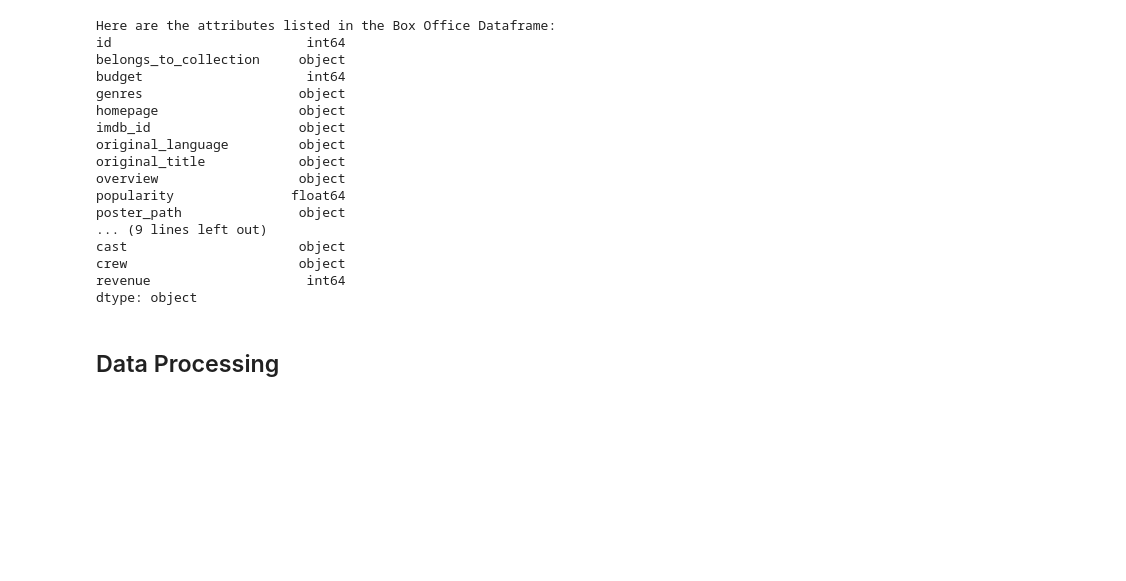
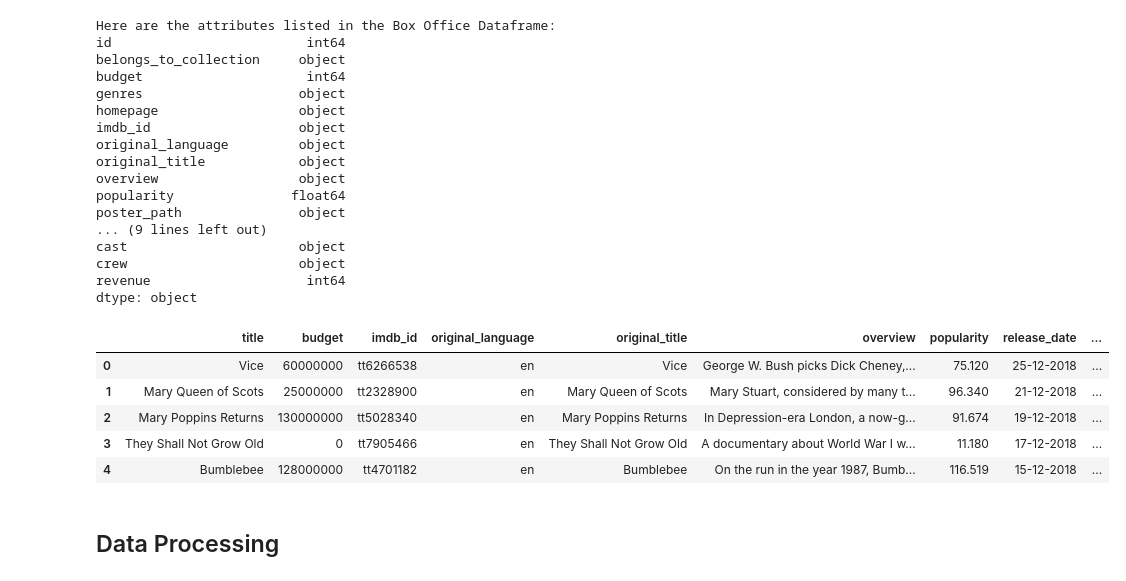
Before and after one commit to cmsc320-gautham-evan-arjun/cmsc320-old, a Jupyter notebook: finaltutorial.ipynb, the cells around one changed output. Saved outputs shown, nothing was run; the diff lists cells and outputs as text; code cells hidden in the pictures; blank space fills up the shorter version.

Commit message:
data cleaning updates and plans

```diff
--- a/finaltutorial.ipynb
+++ b/finaltutorial.ipynb
@@ -78,5 +86,15 @@ cast                      object
 crew                      object
 revenue                    int64
 dtype: object
+# %%
+tmdb_additional_df = pd.read_csv("data/additional_train/additionalTrainData.csv")
+tmdb_additional_df.head()
+# %% [output]
+|  | title | budget | imdb_id | original_language | original_title | overview | popularity | release_date | ... |
+| 0 | Vice | 60000000 | tt6266538 | en | Vice | George W. Bush picks Dick Cheney,... | 75.120 | 25-12-2018 | ... |
+| 1 | Mary Queen of Scots | 25000000 | tt2328900 | en | Mary Queen of Scots | Mary Stuart, considered by many t... | 96.340 | 21-12-2018 | ... |
+| 2 | Mary Poppins Returns | 130000000 | tt5028340 | en | Mary Poppins Returns | In Depression-era London, a now-g... | 91.674 | 19-12-2018 | ... |
+| 3 | They Shall Not Grow Old | 0 | tt7905466 | en | They Shall Not Grow Old | A documentary about World War I w... | 11.180 | 17-12-2018 | ... |
+| 4 | Bumblebee | 128000000 | tt4701182 | en | Bumblebee | On the run in the year 1987, Bumb... | 116.519 | 15-12-2018 | ... |
 # %% [markdown]
 ## Data Processing
```
Also changed, not shown: parts of 14 cells of this notebook.
